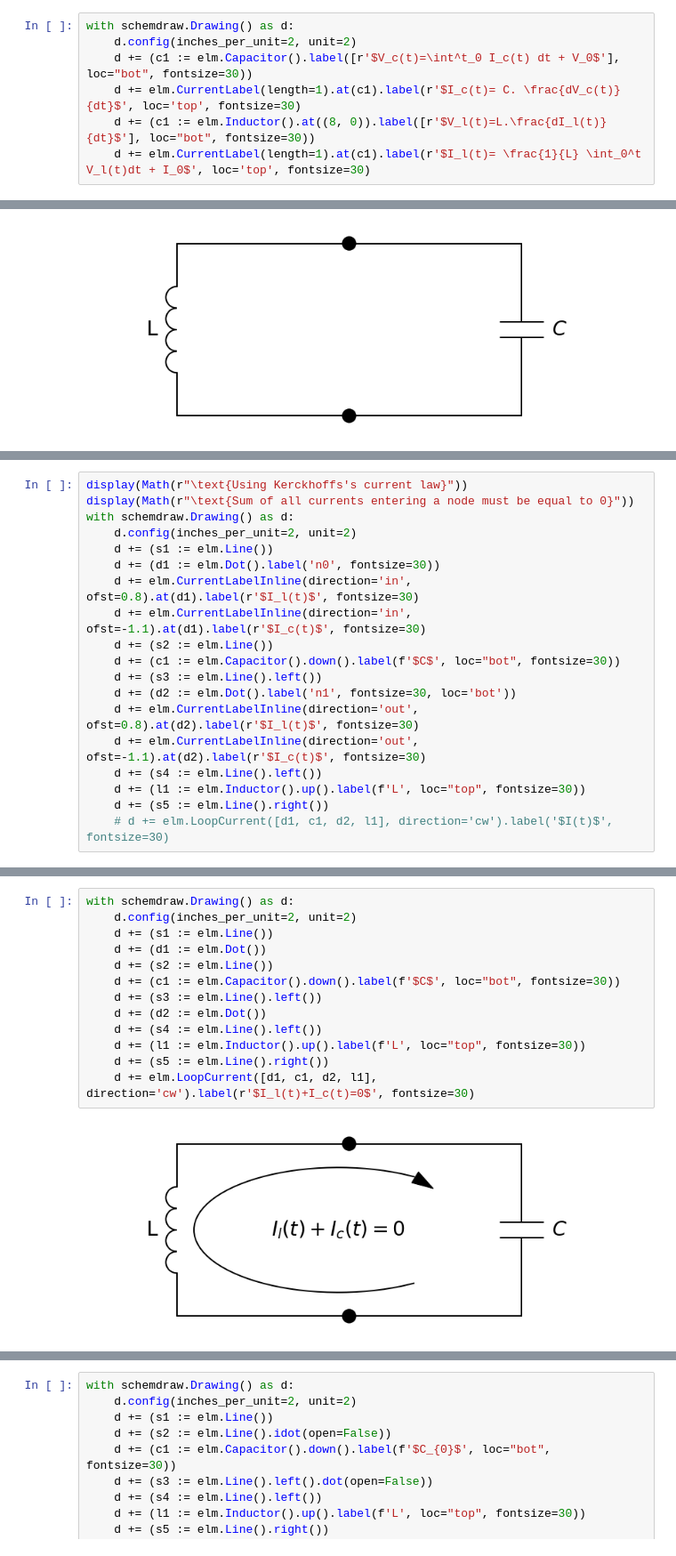
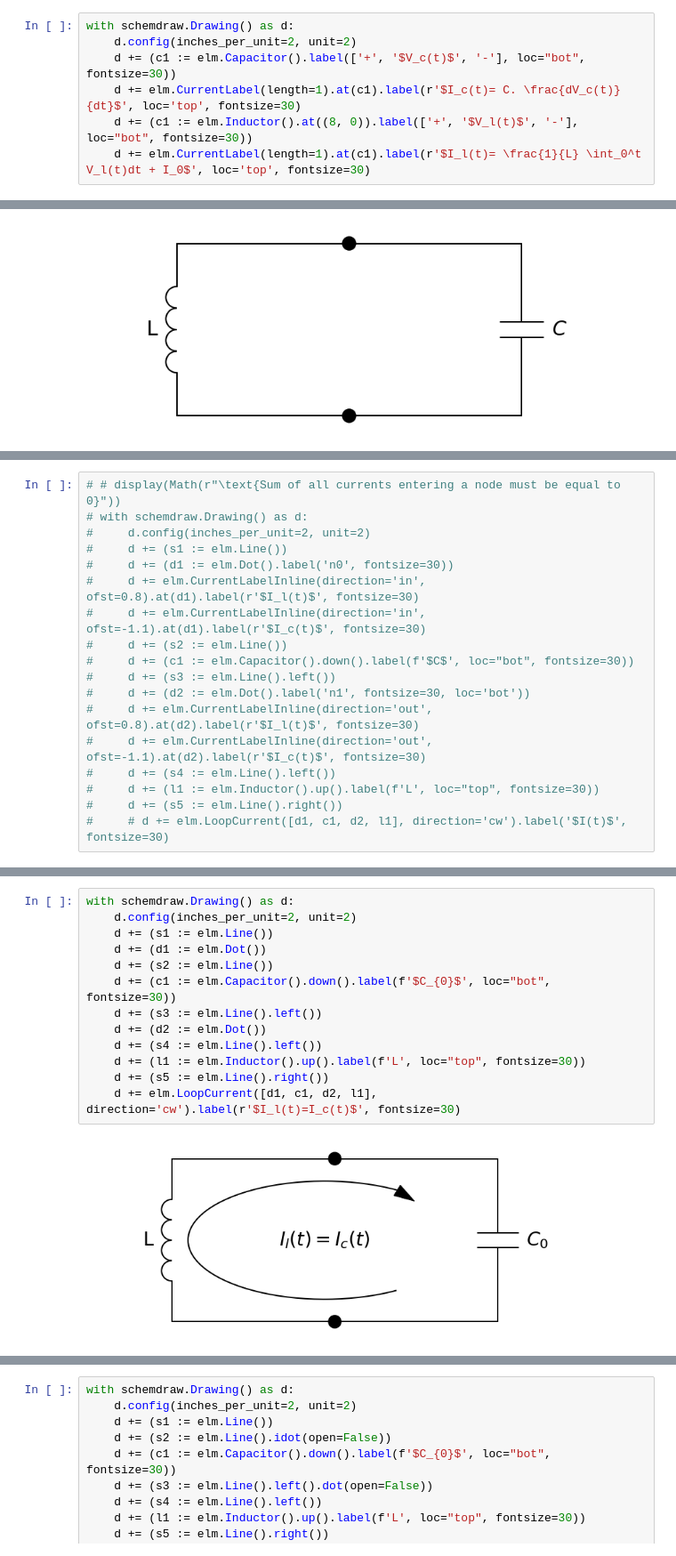
Before and after one commit to Sultan-Miscellaneous/LC_Interactive, a Jupyter notebook: LC_interactive.ipynb, the cells around one changed output, grey strips where cells are left out. Shown at 89% size. Cells and saved outputs as stored; diff of their text form.

```diff
--- a/LC_interactive.ipynb
+++ b/LC_interactive.ipynb
@@ -25,8 +31,8 @@ HTML("""
 # %%
 with schemdraw.Drawing() as d:
     d.config(inches_per_unit=2, unit=2)
-    d += (c1 := elm.Capacitor().label([r'$V_c(t)=\int^t_0 I_c(t) dt + V_0$'], loc="bot", fontsize=30))
+    d += (c1 := elm.Capacitor().label(['+', '$V_c(t)$', '-'], loc="bot", fontsize=30))
     d += elm.CurrentLabel(length=1).at(c1).label(r'$I_c(t)= C. \frac{dV_c(t)}{dt}$', loc='top', fontsize=30)
-    d += (c1 := elm.Inductor().at((8, 0)).label([r'$V_l(t)=L.\frac{dI_l(t)}{dt}$'], loc="bot", fontsize=30))
+    d += (c1 := elm.Inductor().at((8, 0)).label(['+', '$V_l(t)$', '-'], loc="bot", fontsize=30))
     d += elm.CurrentLabel(length=1).at(c1).label(r'$I_l(t)= \frac{1}{L} \int_0^t V_l(t)dt + I_0$', loc='top', fontsize=30)
 # %% [output]
@@ -49,19 +130,18 @@ with schemdraw.Drawing() as d:
 # %%
-display(Math(r"\text{Using Kerckhoffs's current law}"))
-display(Math(r"\text{Sum of all currents entering a node must be equal to 0}"))
-with schemdraw.Drawing() as d:
-    d.config(inches_per_unit=2, unit=2)
-    d += (s1 := elm.Line())
-    d += (d1 := elm.Dot().label('n0', fontsize=30))
-    d += elm.CurrentLabelInline(direction='in', ofst=0.8).at(d1).label(r'$I_l(t)$', fontsize=30)
-    d += elm.CurrentLabelInline(direction='in', ofst=-1.1).at(d1).label(r'$I_c(t)$', fontsize=30)
-    d += (s2 := elm.Line())
-    d += (c1 := elm.Capacitor().down().label(f'$C$', loc="bot", fontsize=30))
-    d += (s3 := elm.Line().left())
-    d += (d2 := elm.Dot().label('n1', fontsize=30, loc='bot'))
-    d += elm.CurrentLabelInline(direction='out', ofst=0.8).at(d2).label(r'$I_l(t)$', fontsize=30)
-    d += elm.CurrentLabelInline(direction='out', ofst=-1.1).at(d2).label(r'$I_c(t)$', fontsize=30)
-    d += (s4 := elm.Line().left())
-    d += (l1 := elm.Inductor().up().label(f'L', loc="top", fontsize=30))
-    d += (s5 := elm.Line().right())
-    # d += elm.LoopCurrent([d1, c1, d2, l1], direction='cw').label('$I(t)$', fontsize=30)
+# # display(Math(r"\text{Sum of all currents entering a node must be equal to 0}"))
+# with schemdraw.Drawing() as d:
+#     d.config(inches_per_unit=2, unit=2)
+#     d += (s1 := elm.Line())
+#     d += (d1 := elm.Dot().label('n0', fontsize=30))
+#     d += elm.CurrentLabelInline(direction='in', ofst=0.8).at(d1).label(r'$I_l(t)$', fontsize=30)
+#     d += elm.CurrentLabelInline(direction='in', ofst=-1.1).at(d1).label(r'$I_c(t)$', fontsize=30)
+#     d += (s2 := elm.Line())
+#     d += (c1 := elm.Capacitor().down().label(f'$C$', loc="bot", fontsize=30))
+#     d += (s3 := elm.Line().left())
+#     d += (d2 := elm.Dot().label('n1', fontsize=30, loc='bot'))
+#     d += elm.CurrentLabelInline(direction='out', ofst=0.8).at(d2).label(r'$I_l(t)$', fontsize=30)
+#     d += elm.CurrentLabelInline(direction='out', ofst=-1.1).at(d2).label(r'$I_c(t)$', fontsize=30)
+#     d += (s4 := elm.Line().left())
+#     d += (l1 := elm.Inductor().up().label(f'L', loc="top", fontsize=30))
+#     d += (s5 := elm.Line().right())
+#     # d += elm.LoopCurrent([d1, c1, d2, l1], direction='cw').label('$I(t)$', fontsize=30)
@@ -72,15 +148,15 @@ $\displaystyle \text{Sum of all currents entering a node must be equal to 0}$
 # %%
 with schemdraw.Drawing() as d:
     d.config(inches_per_unit=2, unit=2)
     d += (s1 := elm.Line())
     d += (d1 := elm.Dot())
     d += (s2 := elm.Line())
-    d += (c1 := elm.Capacitor().down().label(f'$C$', loc="bot", fontsize=30))
+    d += (c1 := elm.Capacitor().down().label(f'$C_{0}$', loc="bot", fontsize=30))
     d += (s3 := elm.Line().left())
     d += (d2 := elm.Dot())
     d += (s4 := elm.Line().left())
     d += (l1 := elm.Inductor().up().label(f'L', loc="top", fontsize=30))
     d += (s5 := elm.Line().right())
-    d += elm.LoopCurrent([d1, c1, d2, l1], direction='cw').label(r'$I_l(t)+I_c(t)=0$', fontsize=30)
+    d += elm.LoopCurrent([d1, c1, d2, l1], direction='cw').label(r'$I_l(t)=I_c(t)$', fontsize=30)
 # %% [output]
-[figure, old version]
+[figure, new version]
```
Also changed, not shown: parts of 14 cells of this notebook.
